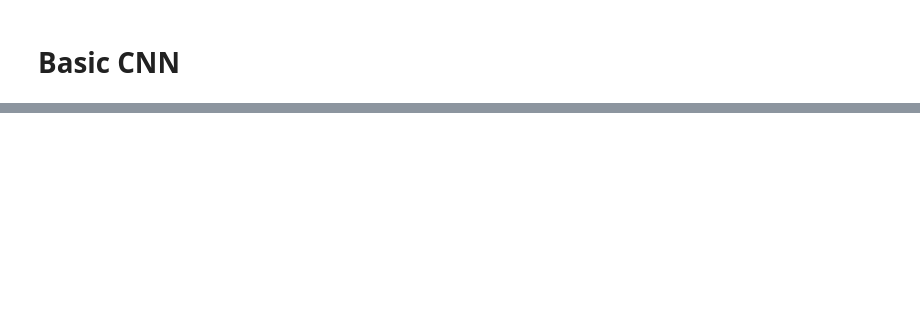
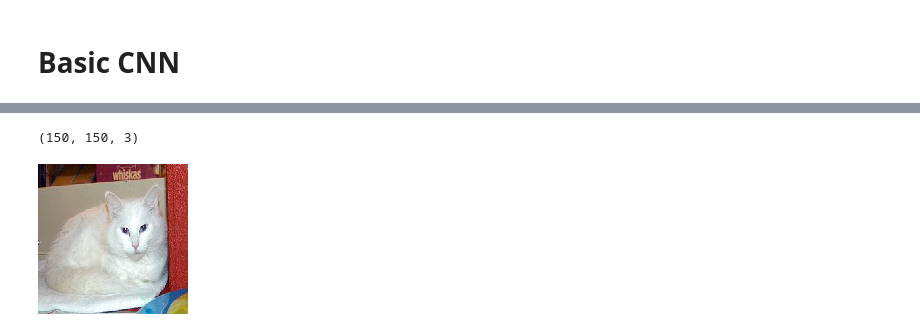
Before and after one commit to 0201shj/CNN-Cats-Dogs, a Jupyter notebook: 1_cnn_basic.ipynb, the cells around one changed output, grey strips where cells are left out. Saved outputs shown, nothing was run; the diff lists cells and outputs as text; code cells hidden in the pictures; blank space fills up the shorter version.

```diff
--- a/1_cnn_basic.ipynb
+++ b/1_cnn_basic.ipynb
@@ -173,8 +175,11 @@ validation_imgs_scaled  = validation_imgs.astype('float32')
 train_imgs_scaled /= 255
 validation_imgs_scaled /= 255
 # %%
-print(train_imgs[0].shape)
-array_to_img(train_imgs[0])
+print(train_imgs[99].shape)
+array_to_img(train_imgs[99])
+# %% [output]
+(150, 150, 3)
+[figure, added]
 # %%
 batch_size = 50
 num_classes = 2
```
Also changed, not shown: parts of 9 cells of this notebook.
